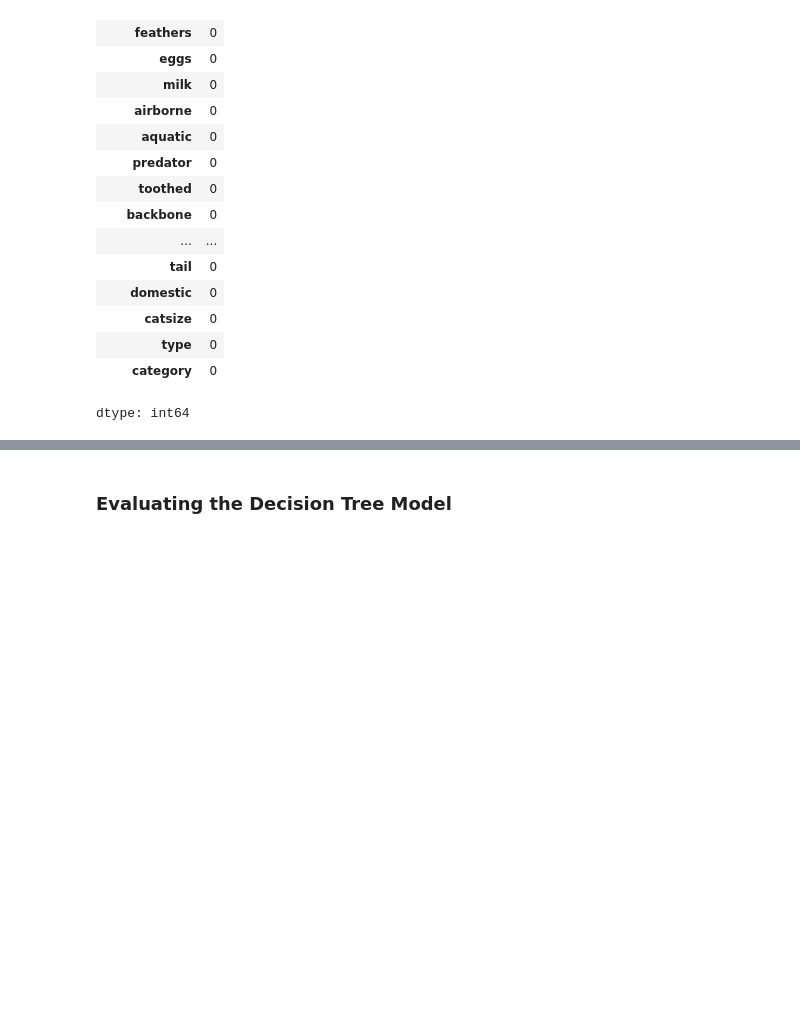
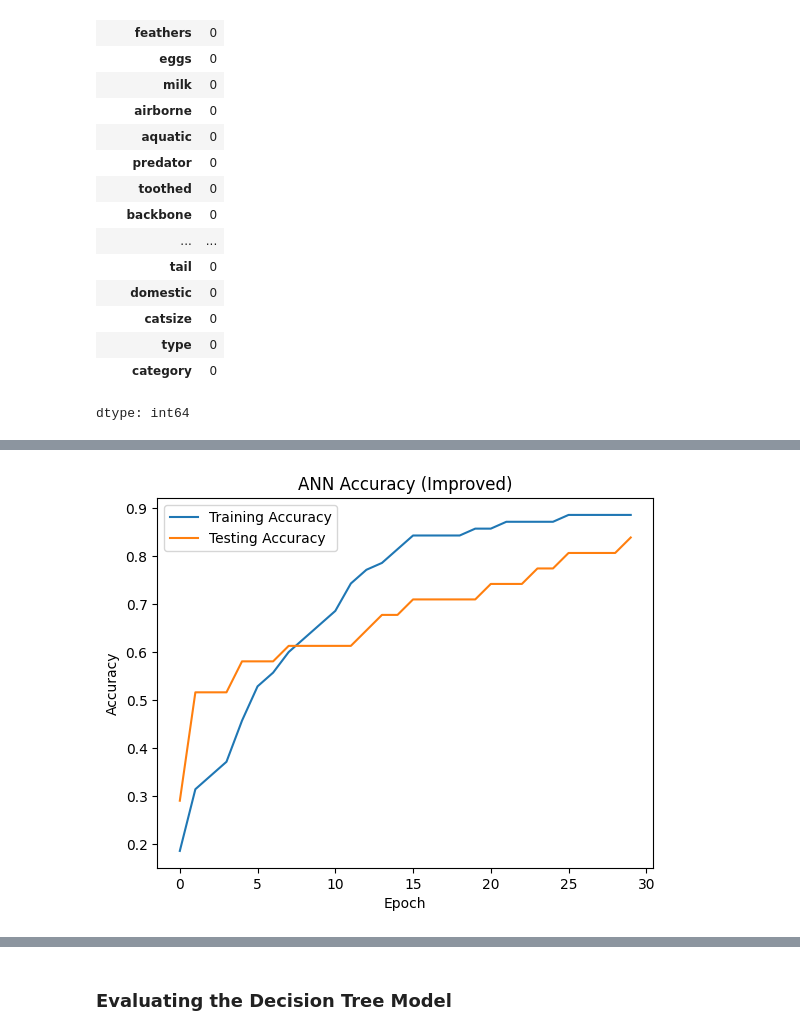
Before and after one commit to deekshasoota/ML-lab-project, a Jupyter notebook: basicdataanalysisusingnumpypandas.ipynb, the cells around one changed output, grey strips where cells are left out. Saved outputs shown, nothing was run; the diff lists cells and outputs as text; code cells hidden in the pictures; blank space fills up the shorter version.

```diff
--- a/basicdataanalysisusingnumpypandas.ipynb
+++ b/basicdataanalysisusingnumpypandas.ipynb
@@ -1607,0 +1632,85 @@ plt.show()
+# %%
+# Step 1: Import libraries
+import pandas as pd
+import numpy as np
+import matplotlib.pyplot as plt
+
+from sklearn.model_selection import train_test_split
+from sklearn.preprocessing import StandardScaler, LabelEncoder
+from sklearn.neural_network import MLPClassifier
+from sklearn.metrics import accuracy_score
+
+# Step 2: Load dataset
+data = pd.read_csv("zoo_cleaned.csv")
+
+# Step 3: Preprocessing
+data = data.drop("animal_name", axis=1)
+
+# Corrected: Drop 'type' (target) and 'category' (non-numeric) from features
+X = data.drop(["type", "category"], axis=1)
+y = data["type"]
+
+# Encode labels
+encoder = LabelEncoder()
+y = encoder.fit_transform(y)
+
+# Step 4: Train-test split (more test data for realism)
+X_train, X_test, y_train, y_test = train_test_split(
+    X, y, test_size=0.3, random_state=42, shuffle=True
+)
+
+# Step 5: Feature scaling
+scaler = StandardScaler()
+X_train = scaler.fit_transform(X_train)
+X_test = scaler.transform(X_test)
+
+# Step 6: Improved ANN Model (simpler + regularization)
+model = MLPClassifier(
+    hidden_layer_sizes=(8,),     # simpler model
+    activation='relu',
+    solver='adam',
+    alpha=0.01,                 # regularization to prevent overfitting
+    learning_rate_init=0.01,
+    warm_start=True,
+    max_iter=1
+)
+
+# Step 7: Training with controlled epochs
+epochs = 30
+train_acc = []
+test_acc = []
+loss_values = []
+
+for i in range(epochs):
+    model.fit(X_train, y_train)
+
+    # Predictions
+    y_train_pred = model.predict(X_train)
+    y_test_pred = model.predict(X_test)
+
+    # Accuracy
+    train_acc.append(accuracy_score(y_train, y_train_pred))
+    test_acc.append(accuracy_score(y_test, y_test_pred))
+
+    # Loss
+    loss_values.append(model.loss_)
+
+# Step 8: Plot Accuracy Graph
+plt.figure()
+plt.plot(train_acc, label="Training Accuracy")
+plt.plot(test_acc, label="Testing Accuracy")
+plt.title("ANN Accuracy (Improved)")
+plt.xlabel("Epoch")
+plt.ylabel("Accuracy")
+plt.legend()
+plt.show()
+
+# Step 9: Plot Loss Graph
+plt.figure()
+plt.plot(loss_values)
+plt.title("ANN Loss (Improved)")
+plt.xlabel("Epoch")
+plt.ylabel("Loss")
+plt.show()
+# %% [output]
+[figure, added]
```
Also changed, not shown: parts of 11 cells of this notebook.
